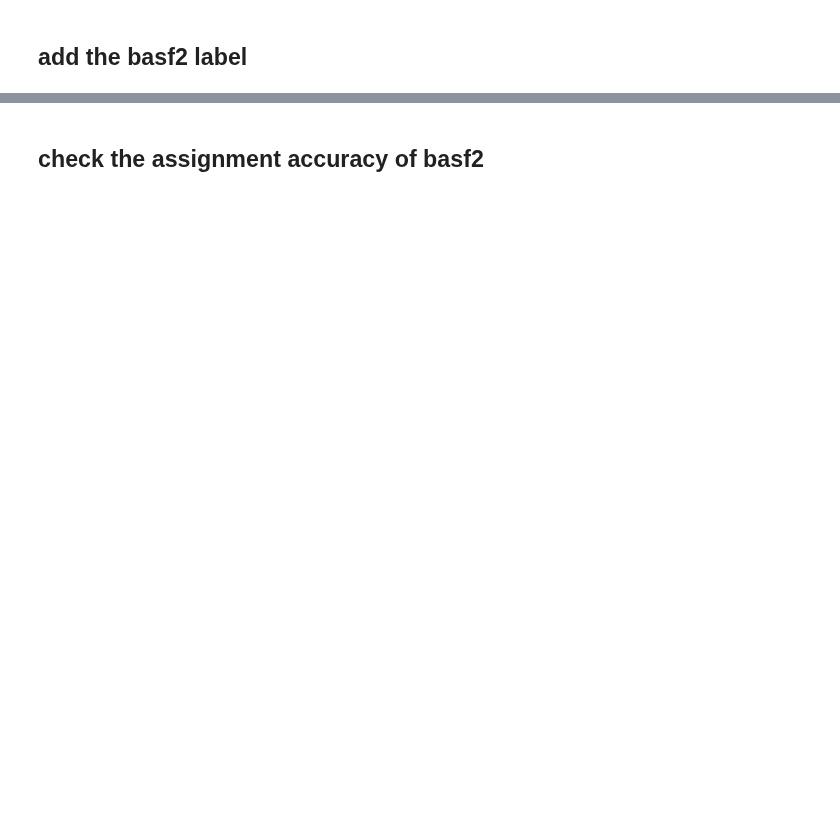
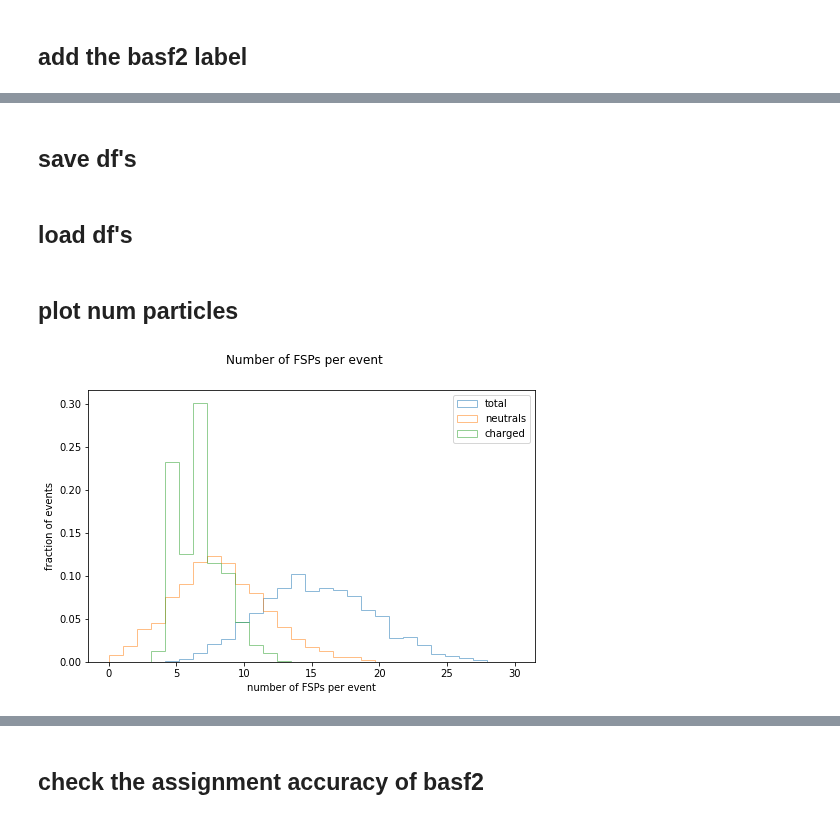
Before and after one commit to axelHeim/MCstudies, a Jupyter notebook: Dstlnu_Bt_generic/miscAnalysis/compute_assignmentFailures_basf2.ipynb, the cells around one changed output, grey strips where cells are left out. Drawn from its saved outputs; the diff is of its cells as text; code cells hidden in the pictures; blank space fills up the shorter version.

```diff
--- a/Dstlnu_Bt_generic/miscAnalysis/compute_assignmentFailures_basf2.ipynb
+++ b/Dstlnu_Bt_generic/miscAnalysis/compute_assignmentFailures_basf2.ipynb
@@ -94,0 +200,2 @@ df_FSPs['basf2_correct'].describe()
+# %% [markdown]
+## save df's
@@ -94,0 +205,2 @@ df_FSPs['basf2_correct'].describe()
+# %% [markdown]
+## load df's
@@ -94,0 +210,29 @@ df_FSPs['basf2_correct'].describe()
+# %% [markdown]
+## plot num particles
+# %%
+bins = np.linspace(0, 30, 30)
+neutrals = df_FSPs[df_FSPs["PDG"] == 22.]
+charged = df_FSPs[df_FSPs["PDG"] != 22.]
+
+numFSPs_all = pd.DataFrame({'count' : df_FSPs.groupby( ["__event__"] ).size()}).reset_index()
+numFSPs_charged = pd.DataFrame({'count' : charged.groupby( ["__event__"] ).size()}).reset_index()
+numFSPs_neutral = pd.DataFrame({'count' : neutrals.groupby( ["__event__"] ).size()}).reset_index()
+
+
+fig, ax = plt.subplots()
+fig.suptitle(r'Number of FSPs per event')
+fig.set_size_inches(8, 5)
+
+ax.set_xlabel(r'number of FSPs per event')
+ax.set_ylabel("fraction of events")
+
+ax.hist(numFSPs_all["count"],bins=bins,density=True, alpha=0.5, label=(r'total'),histtype='step')
+ax.hist(numFSPs_neutral["count"],bins=bins,density=True, alpha=0.5, label=(r'neutrals'),histtype='step')
+ax.hist(numFSPs_charged["count"],bins=bins,density=True, alpha=0.5, label=(r'charged'),histtype='step')
+
+ax.legend(loc='upper right')
+
+
+plt.savefig('numFSPs_Gmodes_basf2Performance.pdf')
+# %% [output]
+[figure, added]
```
Also changed, not shown: parts of 44 cells of this notebook.
